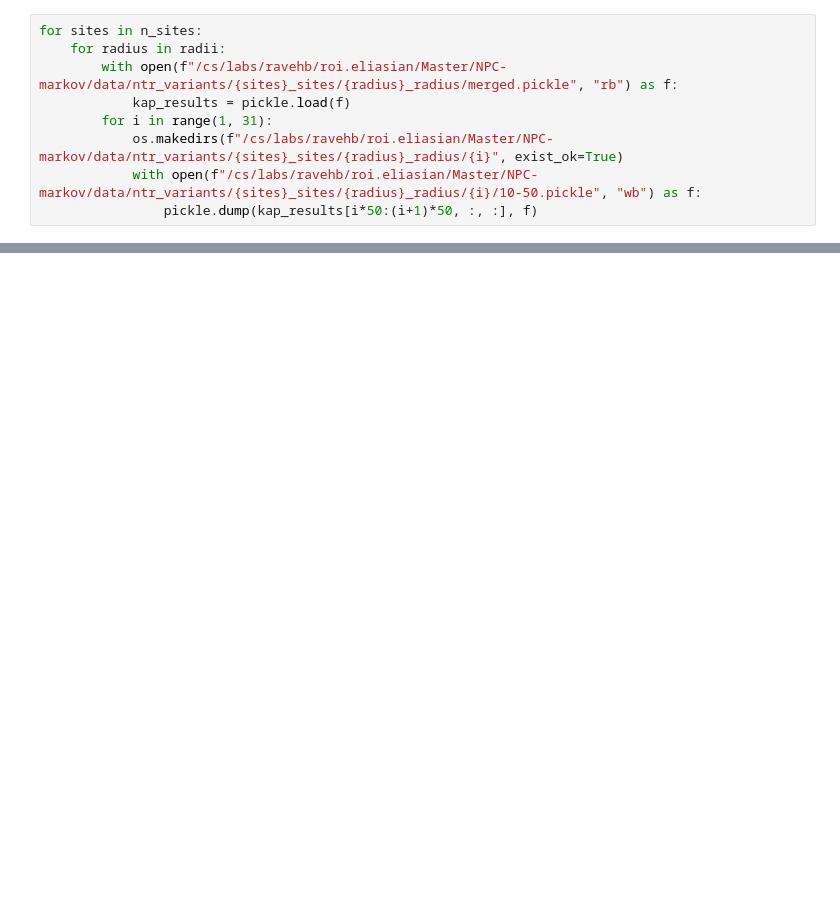
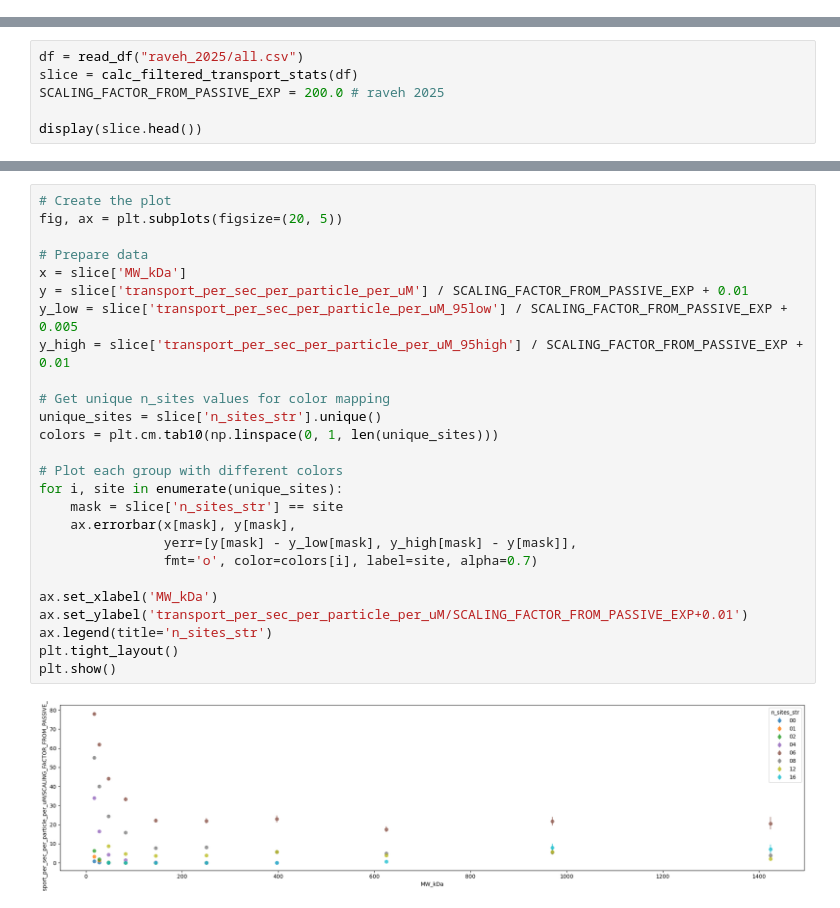
Before and after one commit to ravehlab/iMSM, a Jupyter notebook: 017_PRC_NTR_variants.ipynb, the cells around one changed output, grey strips where cells are left out. Saved outputs shown, nothing was run; the diff lists cells and outputs as text; blank space fills up the shorter version.

```diff
--- a/017_PRC_NTR_variants.ipynb
+++ b/017_PRC_NTR_variants.ipynb
@@ -51,13 +90,4 @@ Using 16 cores
 Using 16 cores
 Using 16 cores
 Using 16 cores
-# %%
-for sites in n_sites:
-    for radius in radii:
-        with open(f"/cs/labs/ravehb/roi.eliasian/Master/NPC-markov/data/ntr_variants/{sites}_sites/{radius}_radius/merged.pickle", "rb") as f:
-            kap_results = pickle.load(f)
-        for i in range(1, 31):
-            os.makedirs(f"/cs/labs/ravehb/roi.eliasian/Master/NPC-markov/data/ntr_variants/{sites}_sites/{radius}_radius/{i}", exist_ok=True)
-            with open(f"/cs/labs/ravehb/roi.eliasian/Master/NPC-markov/data/ntr_variants/{sites}_sites/{radius}_radius/{i}/10-50.pickle", "wb") as f:
-                pickle.dump(kap_results[i*50:(i+1)*50, :, :], f)
 # %%
@@ -130,0 +402,6 @@ for sites in n_sites:
+# %%
+df = read_df("raveh_2025/all.csv")
+slice = calc_filtered_transport_stats(df)
+SCALING_FACTOR_FROM_PASSIVE_EXP = 200.0 # raveh 2025
+
+display(slice.head())
@@ -130,0 +416,28 @@ for sites in n_sites:
+# %%
+# Create the plot
+fig, ax = plt.subplots(figsize=(20, 5))
+
+# Prepare data
+x = slice['MW_kDa']
+y = slice['transport_per_sec_per_particle_per_uM'] / SCALING_FACTOR_FROM_PASSIVE_EXP + 0.01
+y_low = slice['transport_per_sec_per_particle_per_uM_95low'] / SCALING_FACTOR_FROM_PASSIVE_EXP + 0.005
+y_high = slice['transport_per_sec_per_particle_per_uM_95high'] / SCALING_FACTOR_FROM_PASSIVE_EXP + 0.01
+
+# Get unique n_sites values for color mapping
+unique_sites = slice['n_sites_str'].unique()
+colors = plt.cm.tab10(np.linspace(0, 1, len(unique_sites)))
+
+# Plot each group with different colors
+for i, site in enumerate(unique_sites):
+    mask = slice['n_sites_str'] == site
+    ax.errorbar(x[mask], y[mask],
+                yerr=[y[mask] - y_low[mask], y_high[mask] - y[mask]],
+                fmt='o', color=colors[i], label=site, alpha=0.7)
+
+ax.set_xlabel('MW_kDa')
+ax.set_ylabel('transport_per_sec_per_particle_per_uM/SCALING_FACTOR_FROM_PASSIVE_EXP+0.01')
+ax.legend(title='n_sites_str')
+plt.tight_layout()
+plt.show()
+# %% [output]
+[figure, added]
```
Also changed, not shown: parts of 15 cells of this notebook, 9 other files.
